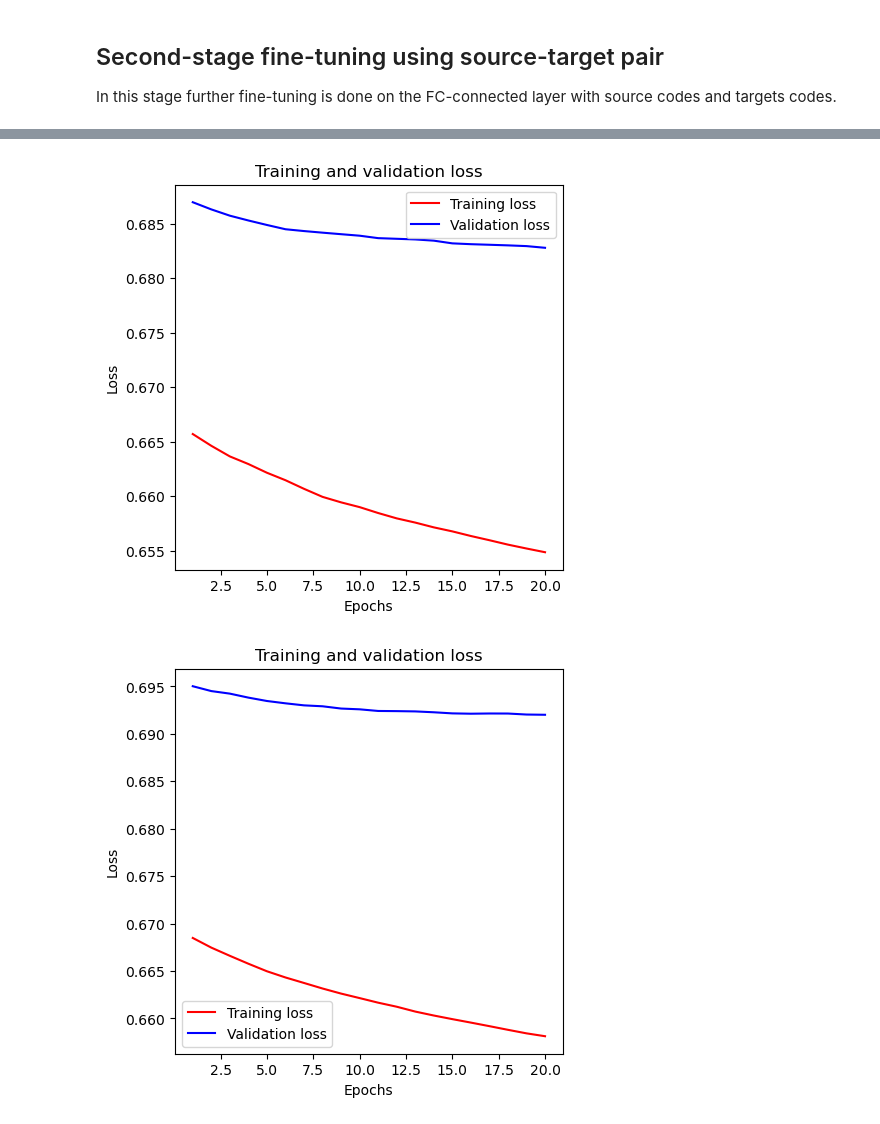
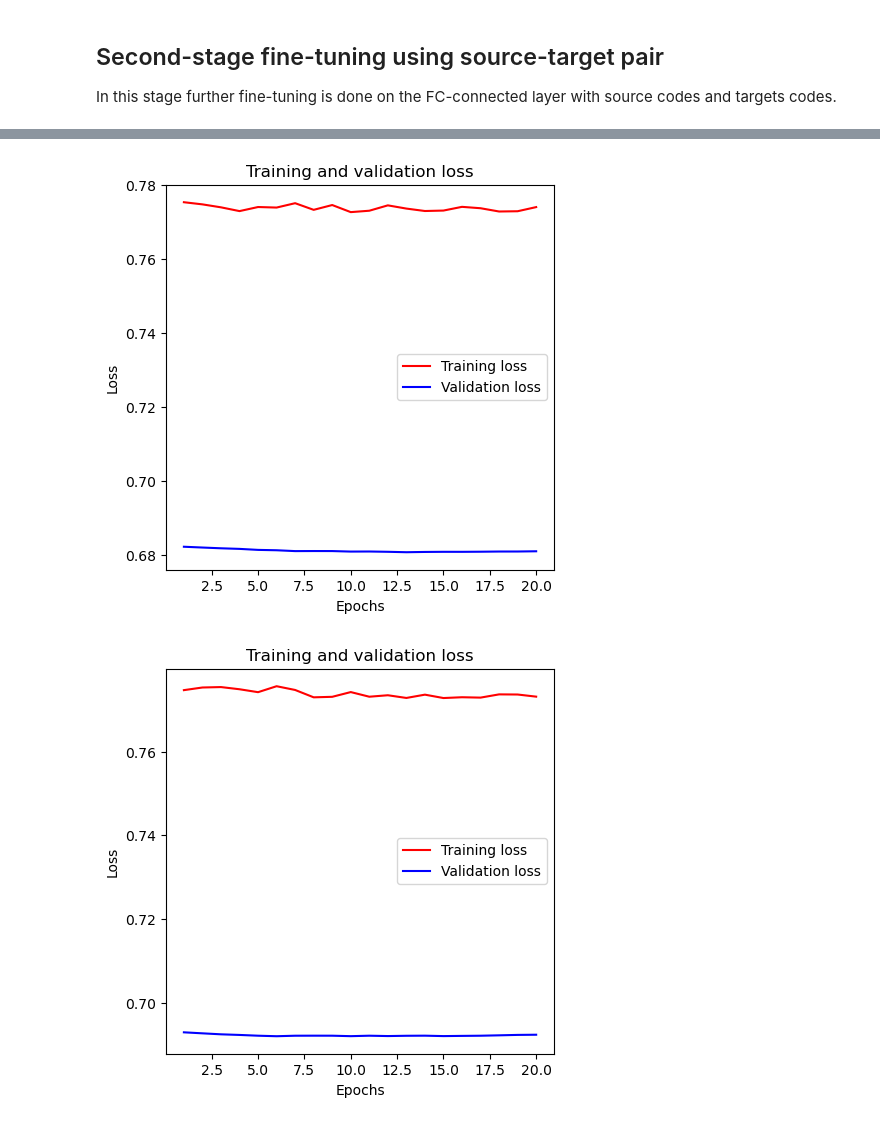
Before and after one commit to xngli/llm_for_loinc, a Jupyter notebook: llm-for-loinc-notebook.ipynb, the cells around one changed output, grey strips where cells are left out. Saved outputs shown, nothing was run; the diff lists cells and outputs as text; code cells hidden in the pictures.

```diff
--- a/llm-for-loinc-notebook.ipynb
+++ b/llm-for-loinc-notebook.ipynb
@@ -229,6 +240,7 @@ mimc_df_with_related_names_long.head()
 # For 2nd stage fine-tuning we only need the part of loinc_lab_clinical_df_long whose LOINC code appears in MIMC
 mimic_loinc_index = mimc_df.loc[:, "LOINC_INDEX"].to_list()
 loinc_lab_clinical_df_long_2nd_stage = loinc_lab_clinical_df_long[loinc_lab_clinical_df_long["LOINC_INDEX"].apply(lambda x: x in mimic_loinc_index)]
+loinc_lab_clinical_df_long_2nd_stage = loinc_lab_clinical_df_long_2nd_stage.astype({"LOINC_INDEX": "int64"})
 loinc_lab_clinical_df_long_2nd_stage
 # %% [output]
 |  | LOINC_INDEX | variable | LOINC_NAME |
@@ -321,6 +333,7 @@ def build_model():
     encoder = hub.KerasLayer(hub_url, load_options=load_locally, trainable=False, name='ST5_base_encoder')
 
     output = encoder(text_input)[0]
+    output = tf.keras.layers.Dropout(rate=0, seed=0)(output)
     output = tf.keras.layers.Dense(128, activation=None)(output)
     output = tf.keras.layers.Lambda(lambda x: tf.math.l2_normalize(x, axis=1))(output) # L2 normalize embeddings
     return tf.keras.Model(text_input, output)
@@ -370,17 +385,17 @@ train_df, val_df = train_test_split(
     loinc_lab_clinical_df_long, test_size=0.2, random_state=0, shuffle=False)
 
 train_dataset = tf.data.Dataset.from_tensor_slices((train_df["LOINC_NAME"], train_df["LOINC_INDEX"]))
-train_dataset = train_dataset.batch(900)
+train_dataset = train_dataset.batch(600)
 
 val_dataset = tf.data.Dataset.from_tensor_slices((val_df["LOINC_NAME"], val_df["LOINC_INDEX"]))
-val_dataset = val_dataset.batch(900)
+val_dataset = val_dataset.batch(600)
 # %% [markdown]
 ### Train model
 # %%
 epochs = 20
 
 # set up checkpoints
-checkpoint_filepath = '/checkpoint/model_{epoch:02d}-{val_loss:.2f}'
+checkpoint_filepath = '/checkpoints/model_{epoch:02d}-{val_loss:.2f}'
 model_checkpoint_callback = tf.keras.callbacks.ModelCheckpoint(
     filepath=checkpoint_filepath,
     save_weights_only=False,
@@ -479,6 +544,9 @@ for fold, (train_index, test_index) in enumerate(kf.split(mimic_loinc_index)):
     with strategy.scope():
         # load model trained from first-stage
         first_stage_model_saved = tf.keras.models.load_model('first_stage_model_epoch_20')
+
+        # add none-zero dropout rate
+        first_stage_model_saved.layers[2].rate = 0.2
 
         # reduced reduced learning rate of 1e-5
         K.set_value(first_stage_model_saved.optimizer.learning_rate, 1e-5)
@@ -503,6 +571,8 @@ for fold, (train_index, test_index) in enumerate(kf.split(mimic_loinc_index)):
         validation_data=val_dataset,
         epochs=20,
     )
+
+    first_stage_model_saved.save(f"second_stage_model_fold_{fold}")
 
     # plot learning curve
     history_dict = history_2nd_stage.history
@@ -623,2 +693,2 @@ Fold 4, top 5 accuracy 0.8620689511299133
-[figure, old version]
+[figure, new version]
-[figure, old version]
+[figure, new version]
```
Also changed, not shown: parts of 31 cells of this notebook.
